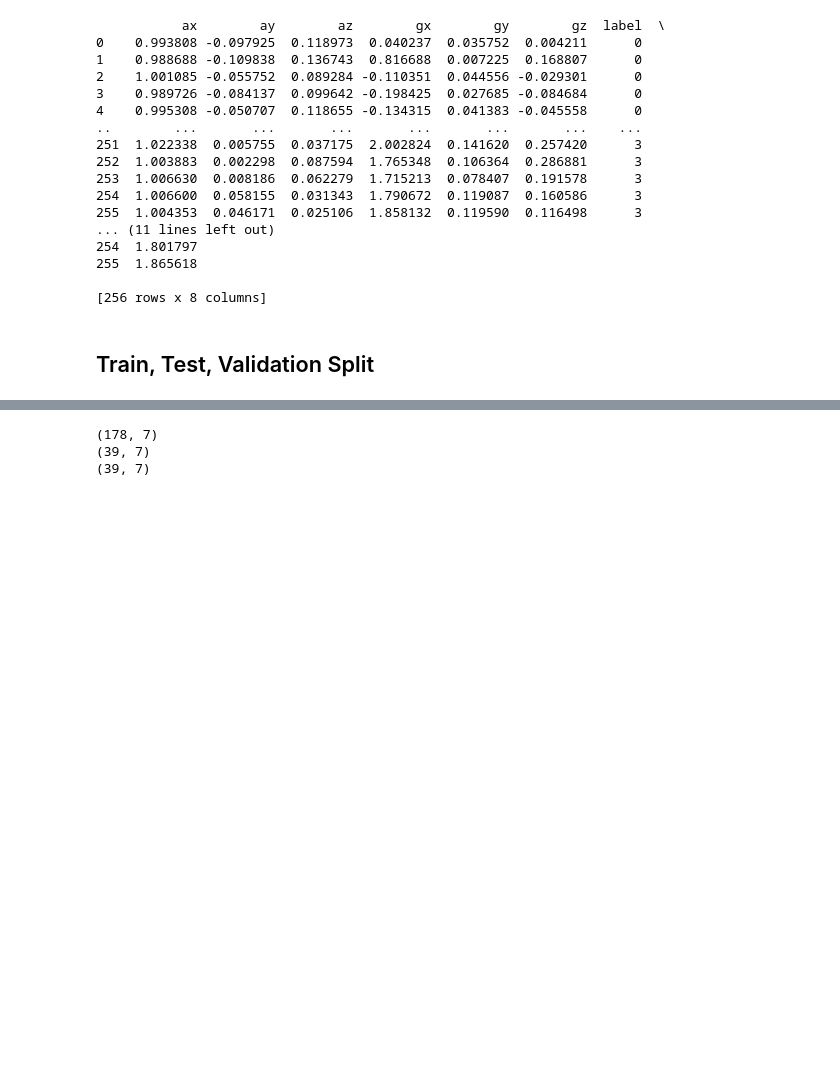
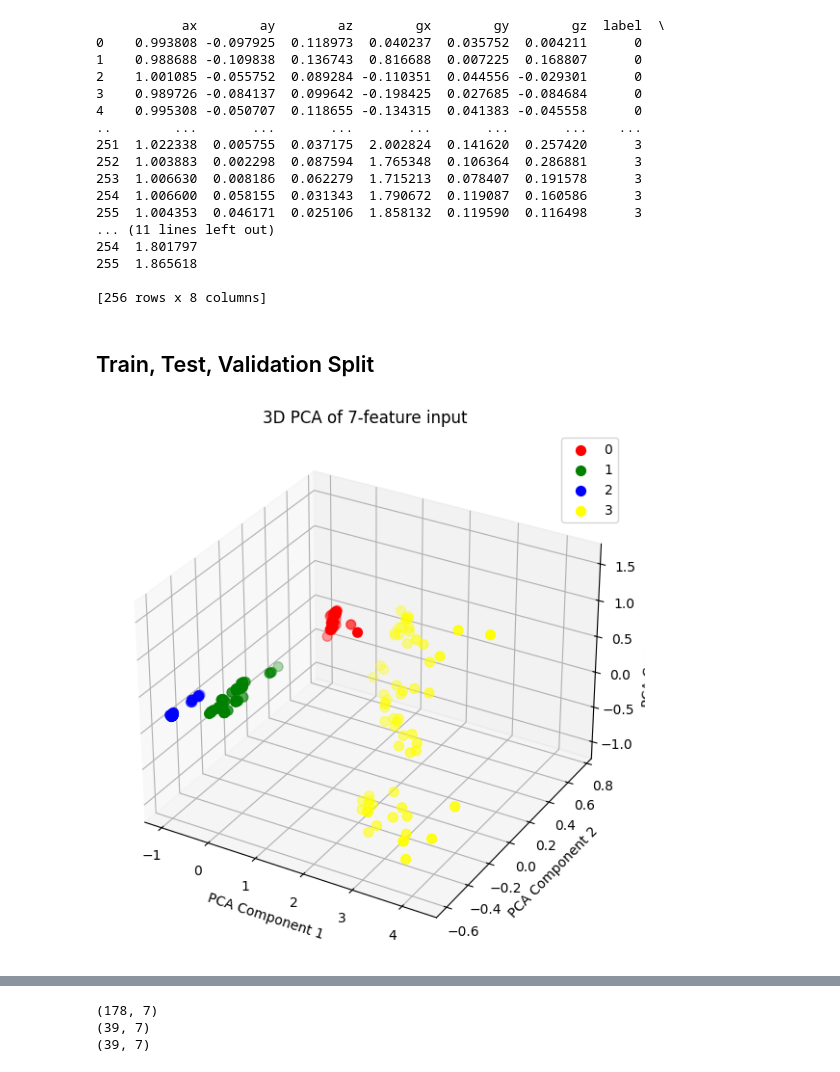
Before and after one commit to luciancheng/HAR_CPS_DesignProject, a Jupyter notebook: model.ipynb, the cells around one changed output, grey strips where cells are left out. Drawn from its saved outputs; the diff is of its cells as text; code cells hidden in the pictures; blank space fills up the shorter version.

```diff
--- a/model.ipynb
+++ b/model.ipynb
@@ -121,3 +124,30 @@ pd.DataFrame(y_train, columns=["label"]).to_csv("y_train.csv", index=False)
 
 # Save y_test
 pd.DataFrame(y_test, columns=["label"]).to_csv("y_test.csv", index=False)
+# %%
+# sample visualization
+
+pca = PCA(n_components=3)
+X_pca = pca.fit_transform(X)
+
+# Plot in 3D
+fig = plt.figure(figsize=(10,7))
+ax = fig.add_subplot(111, projection='3d')
+
+# Assign a color to each label
+unique_labels = np.unique(y)
+colors = ['red', 'green', 'blue', 'yellow']
+
+for i, label in enumerate(unique_labels):
+    idx = y == label
+    ax.scatter(X_pca[idx, 0], X_pca[idx, 1], X_pca[idx, 2],
+               label=str(label), color=colors[i], s=50)
+
+ax.set_xlabel('PCA Component 1')
+ax.set_ylabel('PCA Component 2')
+ax.set_zlabel('PCA Component 3')
+ax.set_title('3D PCA of 7-feature input')
+ax.legend()
+plt.show()
+# %% [output]
+[figure, added]
```
Also changed, not shown: parts of 3 cells of this notebook.
